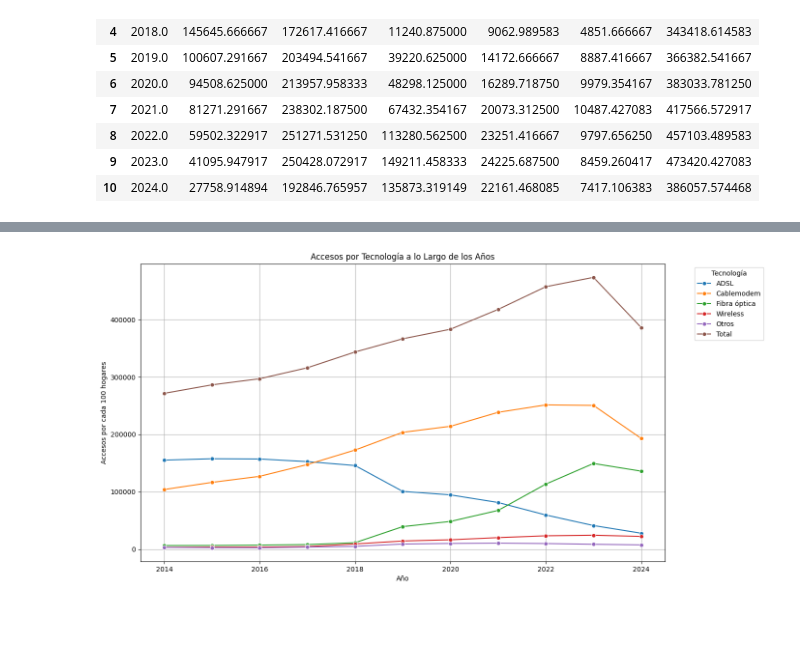
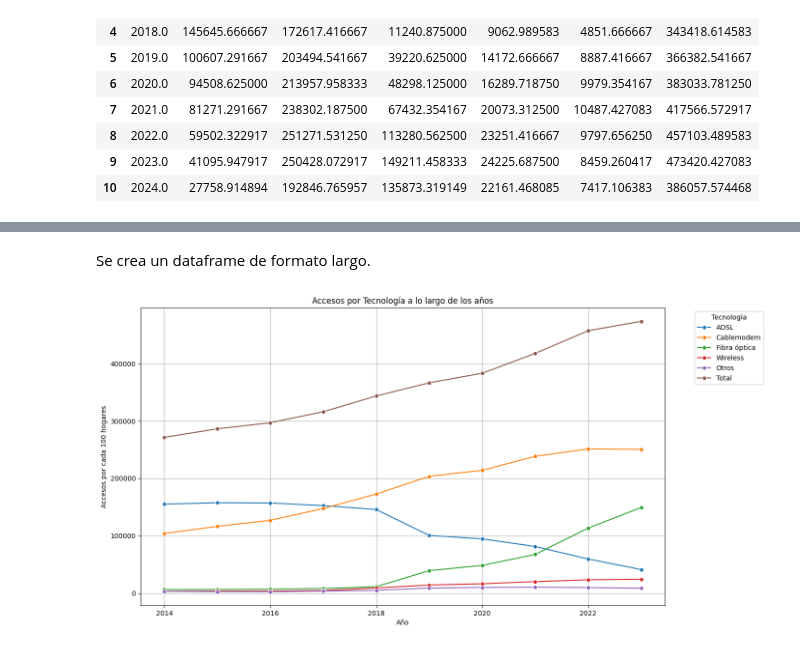
Before and after one commit to FranciscoHugoLezik/Proyecto-Individual-n-2-Telecomunicaciones, a Jupyter notebook: notebooks/EDA_accesos_por_tecnologia.ipynb, the cells around one changed output, grey strips where cells are left out. Cells and saved outputs as stored; diff of their text form; code cells hidden in the pictures; blank space fills up the shorter version.

```diff
--- a/notebooks/EDA_accesos_por_tecnologia.ipynb
+++ b/notebooks/EDA_accesos_por_tecnologia.ipynb
@@ -143,3 +145,5 @@ años
 | 8 | 2022.0 | 59502.322917 | 251271.531250 | 113280.562500 | 23251.416667 | 9797.656250 | 457103.489583 |
 | 9 | 2023.0 | 41095.947917 | 250428.072917 | 149211.458333 | 24225.687500 | 8459.260417 | 473420.427083 |
 | 10 | 2024.0 | 27758.914894 | 192846.765957 | 135873.319149 | 22161.468085 | 7417.106383 | 386057.574468 |
+# %%
+años.drop(10, inplace=True)
@@ -146,3 +164,5 @@ años
+# %% [markdown]
+Se crea un dataframe de formato largo.
 # %%
 df_melted = pd.melt(
     años,
@@ -154,11 +174,11 @@ df_melted = pd.melt(
 # %%
 plt.figure(figsize=(14, 8))
 sns.lineplot(data=df_melted, x='Año', y='Accesos', hue='Tecnologia', marker='o')
-plt.title('Accesos por Tecnología a lo Largo de los Años')
+plt.title('Accesos por Tecnología a lo largo de los años')
 plt.xlabel('Año')
 plt.ylabel('Accesos por cada 100 hogares')
 plt.legend(title='Tecnología', bbox_to_anchor=(1.05, 1), loc='upper left')
 plt.grid(True)
 plt.show()
 # %% [output]
-[figure, old version]
+[figure, new version]
```
Also changed, not shown: parts of 4 cells of this notebook, 1 other file.
